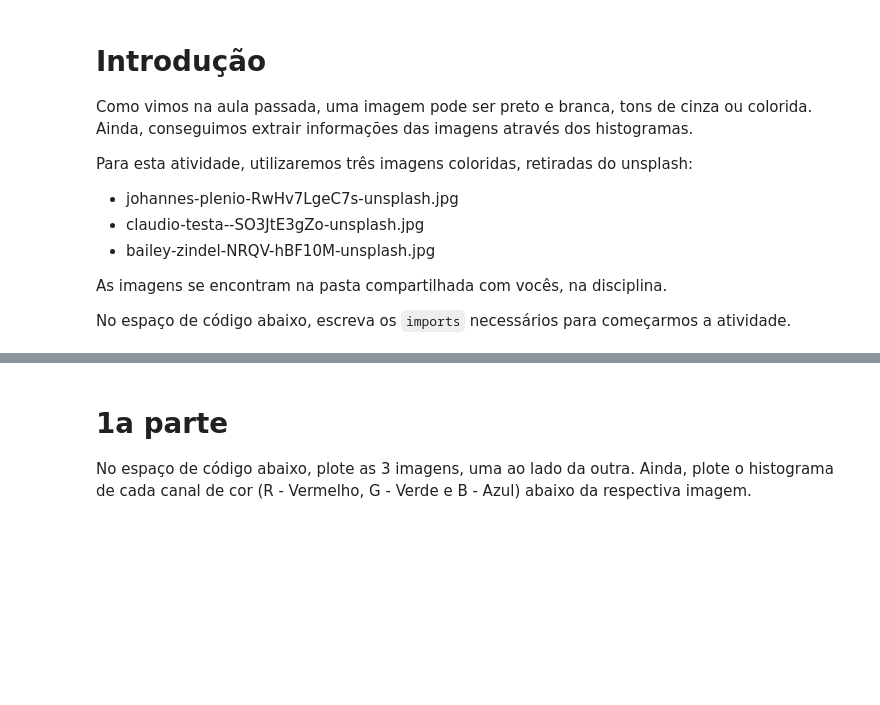
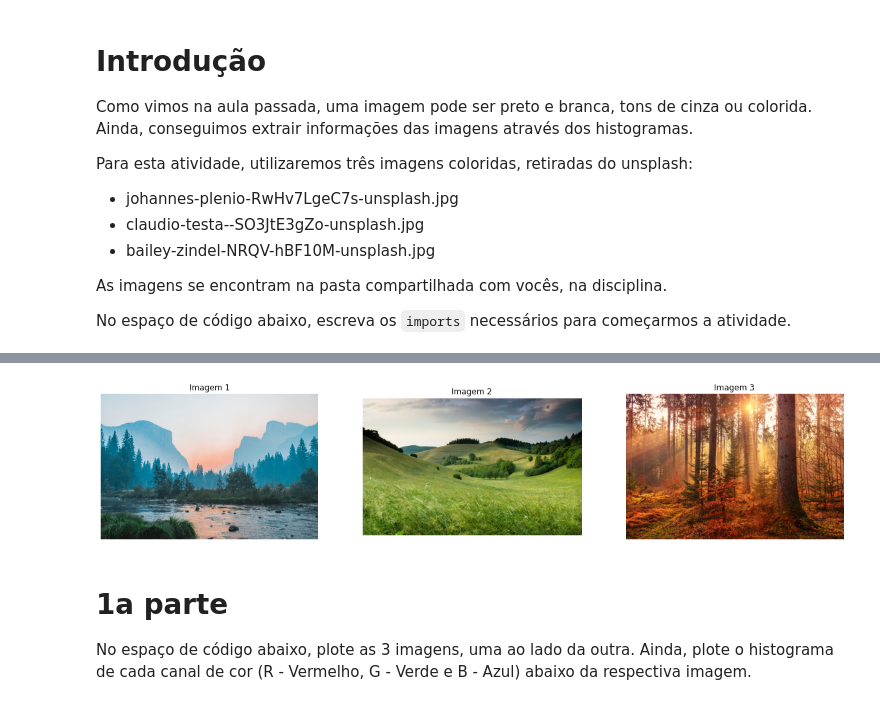
Before and after one commit to fdiogoc/labs, a Jupyter notebook: code_02.ipynb, the cells around one changed output, grey strips where cells are left out. Cells and saved outputs as stored; diff of their text form; code cells hidden in the pictures; blank space fills up the shorter version.

```diff
--- a/code_02.ipynb
+++ b/code_02.ipynb
@@ -17,3 +32,30 @@ No espaço de código abaixo, escreva os `imports` necessários para começarmos
+# %%
+imagem_1 = Image.open('/content/drive/My Drive/lab02/bailey-zindel-NRQV-hBF10M-unsplash.jpg')
+imagem_2 = Image.open('/content/drive/My Drive/lab02/claudio-testa--SO3JtE3gZo-unsplash.jpg')
+imagem_3 = Image.open('/content/drive/My Drive/lab02/johannes-plenio-RwHv7LgeC7s-unsplash.jpg')
+
+
+plt.figure(figsize=(20,4))
+
+plt.subplot(131) #131 1 linha 3 colunas posição 1
+plt.title('Imagem 1')
+plt.axis('off')
+plt.imshow(imagem_1)
+
+plt.subplot(132) #132 1 linha 3 colunas posição 2
+plt.title('Imagem 2')
+plt.axis('off')
+plt.axis('off')
+plt.imshow(imagem_2)
+
+plt.subplot(133) #133 1 linha 3 colunas posição 3
+plt.title('Imagem 3')
+plt.axis('off')
+plt.imshow(imagem_3)
+
+plt.show()
+# %% [output]
+[figure, added]
 # %% [markdown]
 # 1a parte
 
```
Also changed, not shown: parts of 3 cells of this notebook.
